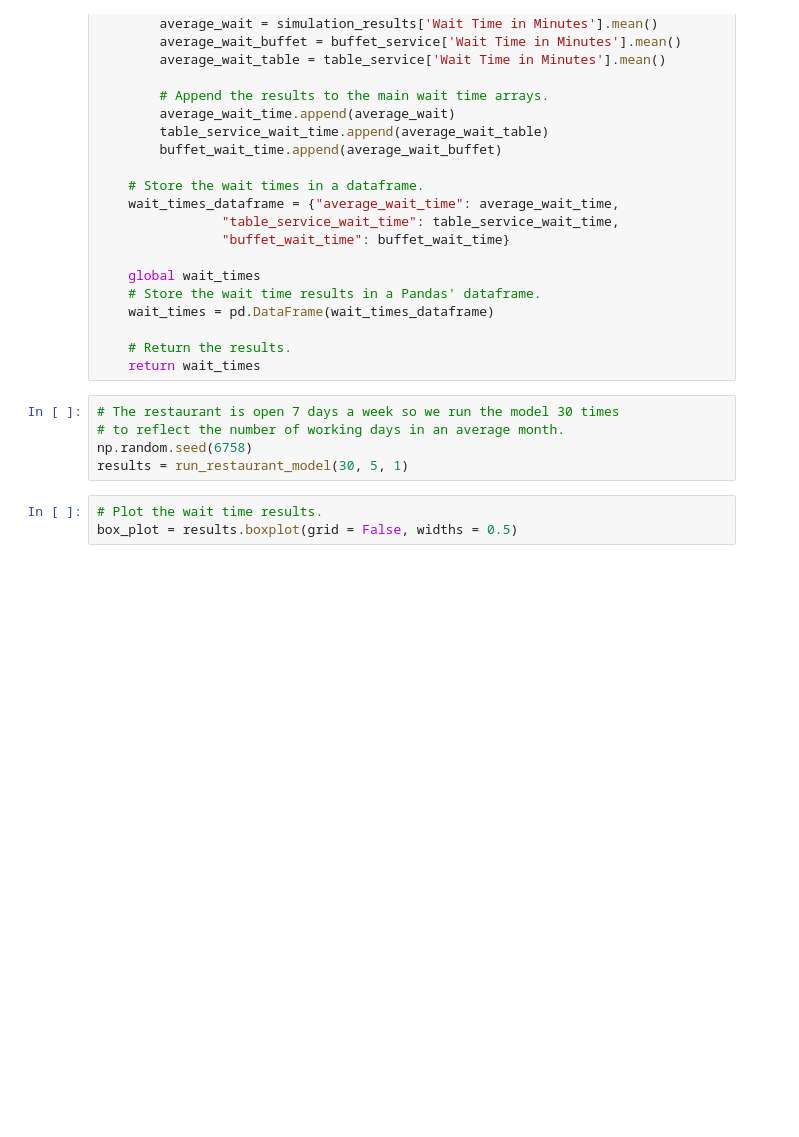
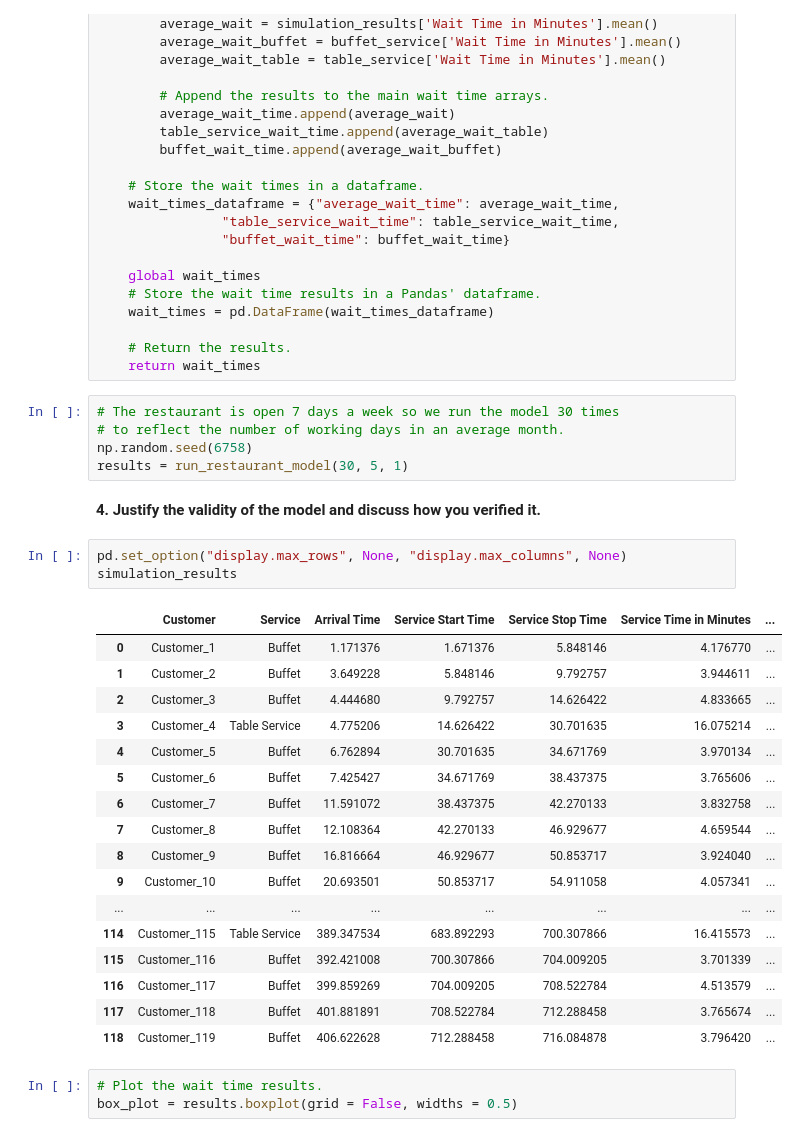
Before and after one commit to stephen-haslett/data604, a Jupyter notebook: SHaslettFinalProject/SHaslettFinalProject.ipynb, the cells around one changed output. Cells and saved outputs as stored; diff of their text form; blank space fills up the shorter version.

Commit message:
Adding results table

```diff
--- a/SHaslettFinalProject/SHaslettFinalProject.ipynb
+++ b/SHaslettFinalProject/SHaslettFinalProject.ipynb
@@ -174,6 +174,29 @@ def run_restaurant_model(simulation_runs, buffet_capacity, table_capacity):
 # to reflect the number of working days in an average month.
 np.random.seed(6758)
 results = run_restaurant_model(30, 5, 1)
+# %% [markdown]
+**4. Justify the validity of the model and discuss how you verified it.**
+# %%
+pd.set_option("display.max_rows", None, "display.max_columns", None)
+simulation_results
+# %% [output]
+|  | Customer | Service | Arrival Time | Service Start Time | Service Stop Time | Service Time in Minutes | ... |
+| 0 | Customer_1 | Buffet | 1.171376 | 1.671376 | 5.848146 | 4.176770 | ... |
+| 1 | Customer_2 | Buffet | 3.649228 | 5.848146 | 9.792757 | 3.944611 | ... |
+| 2 | Customer_3 | Buffet | 4.444680 | 9.792757 | 14.626422 | 4.833665 | ... |
+| 3 | Customer_4 | Table Service | 4.775206 | 14.626422 | 30.701635 | 16.075214 | ... |
+| 4 | Customer_5 | Buffet | 6.762894 | 30.701635 | 34.671769 | 3.970134 | ... |
+| 5 | Customer_6 | Buffet | 7.425427 | 34.671769 | 38.437375 | 3.765606 | ... |
+| 6 | Customer_7 | Buffet | 11.591072 | 38.437375 | 42.270133 | 3.832758 | ... |
+| 7 | Customer_8 | Buffet | 12.108364 | 42.270133 | 46.929677 | 4.659544 | ... |
+| 8 | Customer_9 | Buffet | 16.816664 | 46.929677 | 50.853717 | 3.924040 | ... |
+| 9 | Customer_10 | Buffet | 20.693501 | 50.853717 | 54.911058 | 4.057341 | ... |
+| ... | ... | ... | ... | ... | ... | ... | ... |
+| 114 | Customer_115 | Table Service | 389.347534 | 683.892293 | 700.307866 | 16.415573 | ... |
+| 115 | Customer_116 | Buffet | 392.421008 | 700.307866 | 704.009205 | 3.701339 | ... |
+| 116 | Customer_117 | Buffet | 399.859269 | 704.009205 | 708.522784 | 4.513579 | ... |
+| 117 | Customer_118 | Buffet | 401.881891 | 708.522784 | 712.288458 | 3.765674 | ... |
+| 118 | Customer_119 | Buffet | 406.622628 | 712.288458 | 716.084878 | 3.796420 | ... |
 # %%
 # Plot the wait time results.
 box_plot = results.boxplot(grid = False, widths = 0.5)
```
Also changed, not shown: parts of 1 cell of this notebook.
